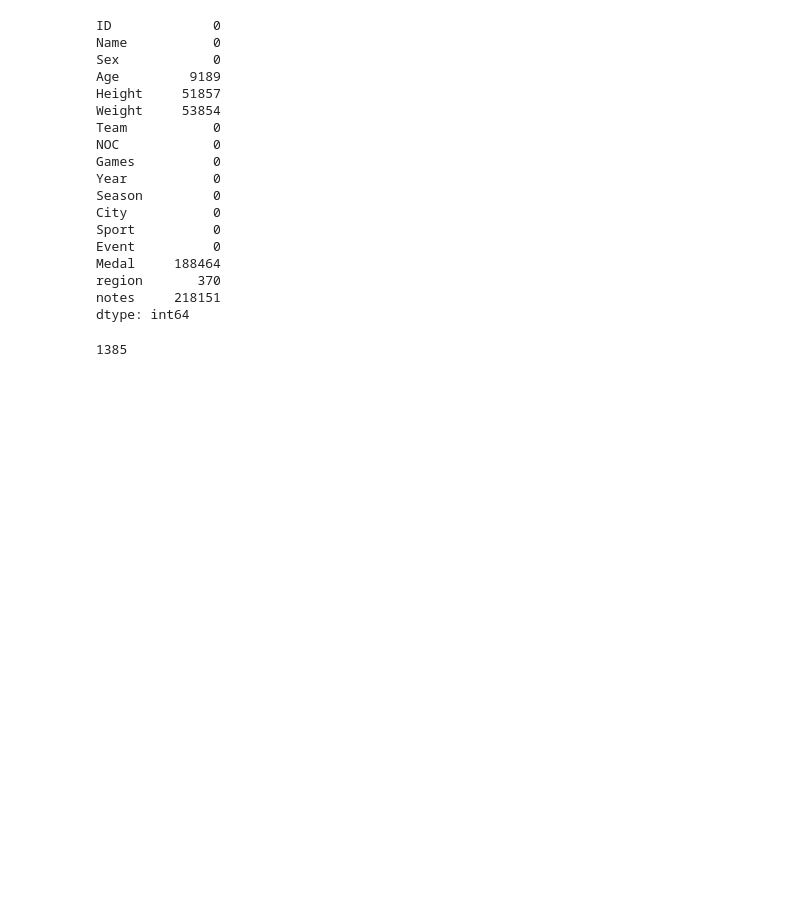
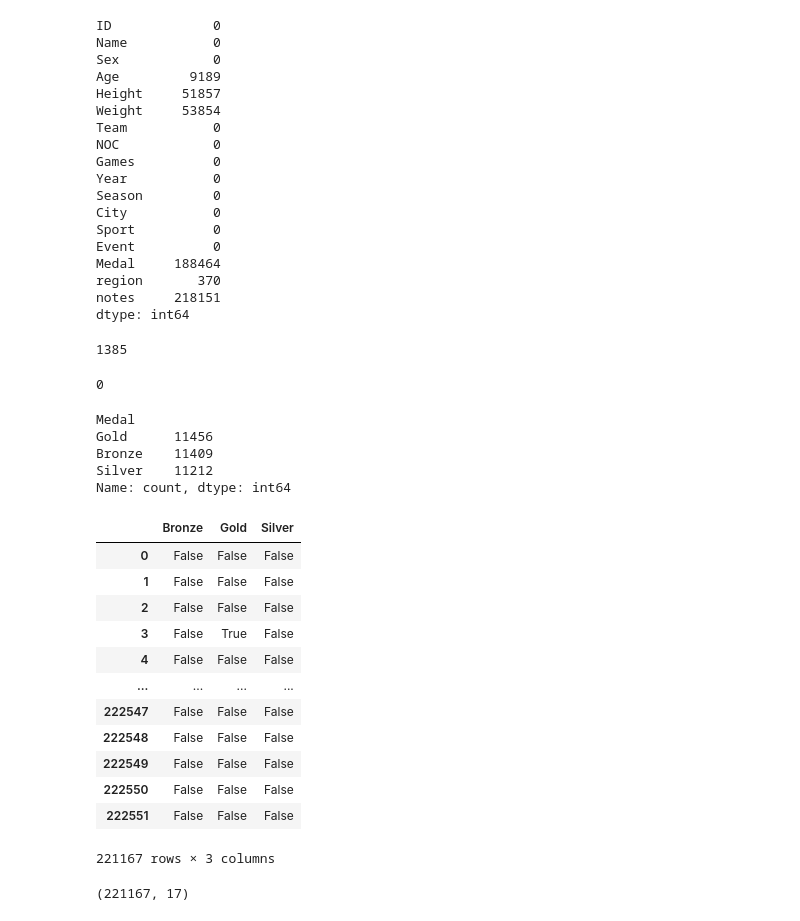
Before and after one commit to katyalmohit/olympic-analysis, a Jupyter notebook: main/analysis.ipynb, the cells around one changed output. Drawn from its saved outputs; the diff is of its cells as text; code cells hidden in the pictures; blank space fills up the shorter version.

Commit message:
Perform operations for medal count

```diff
--- a/main/analysis.ipynb
+++ b/main/analysis.ipynb
@@ -150,3 +150,39 @@ df.duplicated().sum()
 # %%
 # Remove duplicate rows
 df.drop_duplicates(inplace=True)
+# %%
+df.duplicated().sum()
+# %% [output]
+0
+# %%
+# Return the Medal count
+df['Medal'].value_counts()
+# %% [output]
+Medal
+Gold      11456
+Bronze    11409
+Silver    11212
+Name: count, dtype: int64
+# %%
+# Return a True for a specific column
+# Return all false for NaN values
+pd.get_dummies(df["Medal"])
+# %% [output]
+|  | Bronze | Gold | Silver |
+| 0 | False | False | False |
+| 1 | False | False | False |
+| 2 | False | False | False |
+| 3 | False | True | False |
+| 4 | False | False | False |
+| ... | ... | ... | ... |
+| 222547 | False | False | False |
+| 222548 | False | False | False |
+| 222549 | False | False | False |
+| 222550 | False | False | False |
+| 222551 | False | False | False |
+221167 rows × 3 columns
+# %%
+# No. of rows in our df dataFrame is same as this dataframe
+df.shape
+# %% [output]
+(221167, 17)
```
Also changed, not shown: parts of 2 cells of this notebook.
